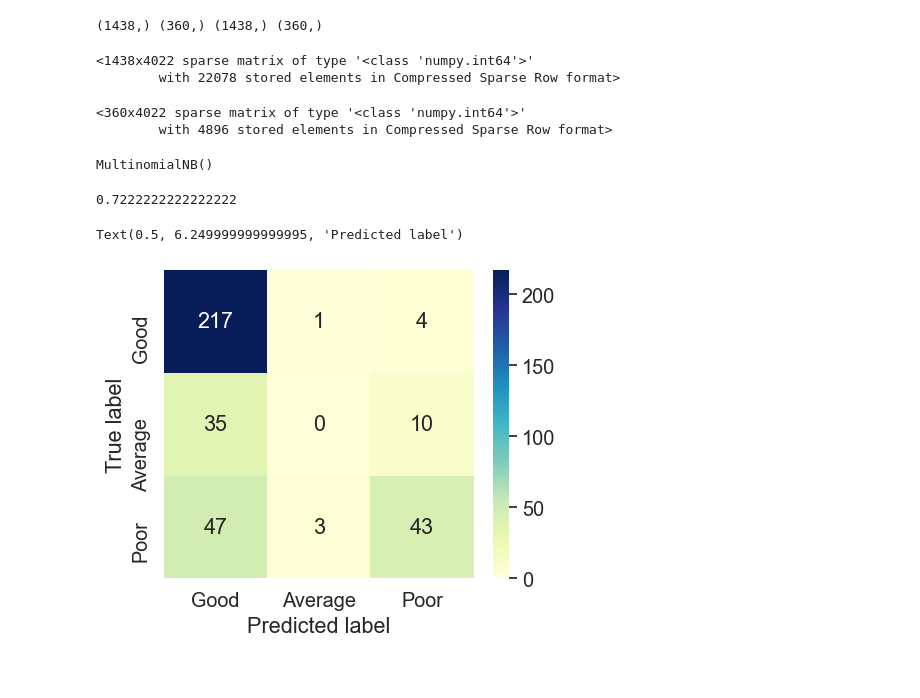
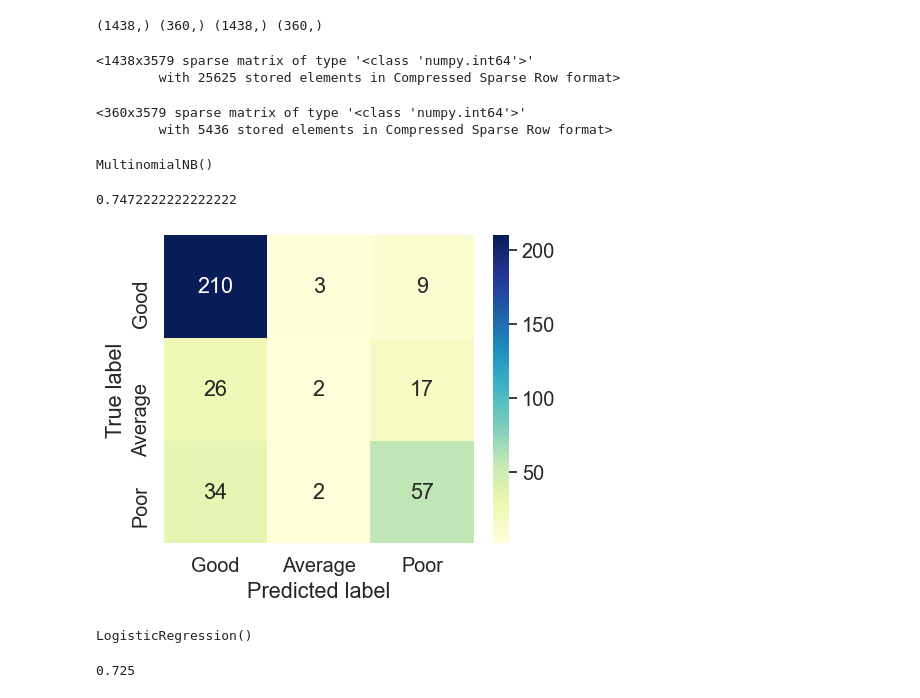
Before and after one commit to 99starman/RateMyProfScraper, a Jupyter notebook: RMP-analysis.ipynb, the cells around one changed output. Drawn from its saved outputs; the diff is of its cells as text; code cells hidden in the pictures.

Commit message:
simple text classification

```diff
--- a/RMP-analysis.ipynb
+++ b/RMP-analysis.ipynb
@@ -315,21 +315,21 @@ print(X_train.shape, X_test.shape, y_train.shape, y_test.shape)
 (1438,) (360,) (1438,) (360,)
 # %%
 # repeat vectorization
-cv = CountVectorizer(stop_words='english')
+cv = CountVectorizer(stop_words='english', ngram_range=(1, 2), min_df=2)
 # %%
 # from training set, make document-term matrix
 X_train_dtm = cv.fit_transform(X_train)
 X_train_dtm
 # %% [output]
-<1438x4022 sparse matrix of type '<class 'numpy.int64'>'
-        with 22078 stored elements in Compressed Sparse Row format>
+<1438x3579 sparse matrix of type '<class 'numpy.int64'>'
+        with 25625 stored elements in Compressed Sparse Row format>
 # %%
 # from testing set, make document-term matrix
 X_test_dtm = cv.transform(X_test)
 X_test_dtm
 # %% [output]
-<360x4022 sparse matrix of type '<class 'numpy.int64'>'
-        with 4896 stored elements in Compressed Sparse Row format>
+<360x3579 sparse matrix of type '<class 'numpy.int64'>'
+        with 5436 stored elements in Compressed Sparse Row format>
 # %%
 # multinomial Naive Bayes classifier
 from sklearn.naive_bayes import MultinomialNB
@@ -347,14 +347,15 @@ y_pred_class = nb.predict(X_test_dtm)
 from sklearn import metrics
 metrics.accuracy_score(y_test, y_pred_class)
 # %% [output]
-0.7222222222222222
+0.7472222222222222
 # %%
 # confusion matrix
 sns.set(font_scale=1.3, rc={'figure.figsize':(5,4)})
-cm =  metrics.confusion_matrix(y_test, y_pred_class, labels=labels)
-sns.heatmap(cm, xticklabels=labels, yticklabels=labels, annot=True, cmap="YlGnBu", fmt='g')
-plt.ylabel('True label')
-plt.xlabel('Predicted label')
+def plot_cm():
+    cm =  metrics.confusion_matrix(y_test, y_pred_class, labels=labels)
+    sns.heatmap(cm, xticklabels=labels, yticklabels=labels, annot=True, cmap="YlGnBu", fmt='g')
+    plt.ylabel('True label')
+    plt.xlabel('Predicted label')
+plot_cm()
 # %% [output]
-Text(0.5, 6.249999999999995, 'Predicted label')
-[figure, old version]
+[figure, new version]
@@ -360,0 +366,4 @@ Text(0.5, 6.249999999999995, 'Predicted label')
+# %%
+lr.fit(X_train_dtm, y_train)
+# %% [output]
+LogisticRegression()
@@ -360,0 +372,4 @@ Text(0.5, 6.249999999999995, 'Predicted label')
+# %%
+metrics.accuracy_score(y_test, y_pred_class)
+# %% [output]
+0.725
```
Also changed, not shown: parts of 4 cells of this notebook.
